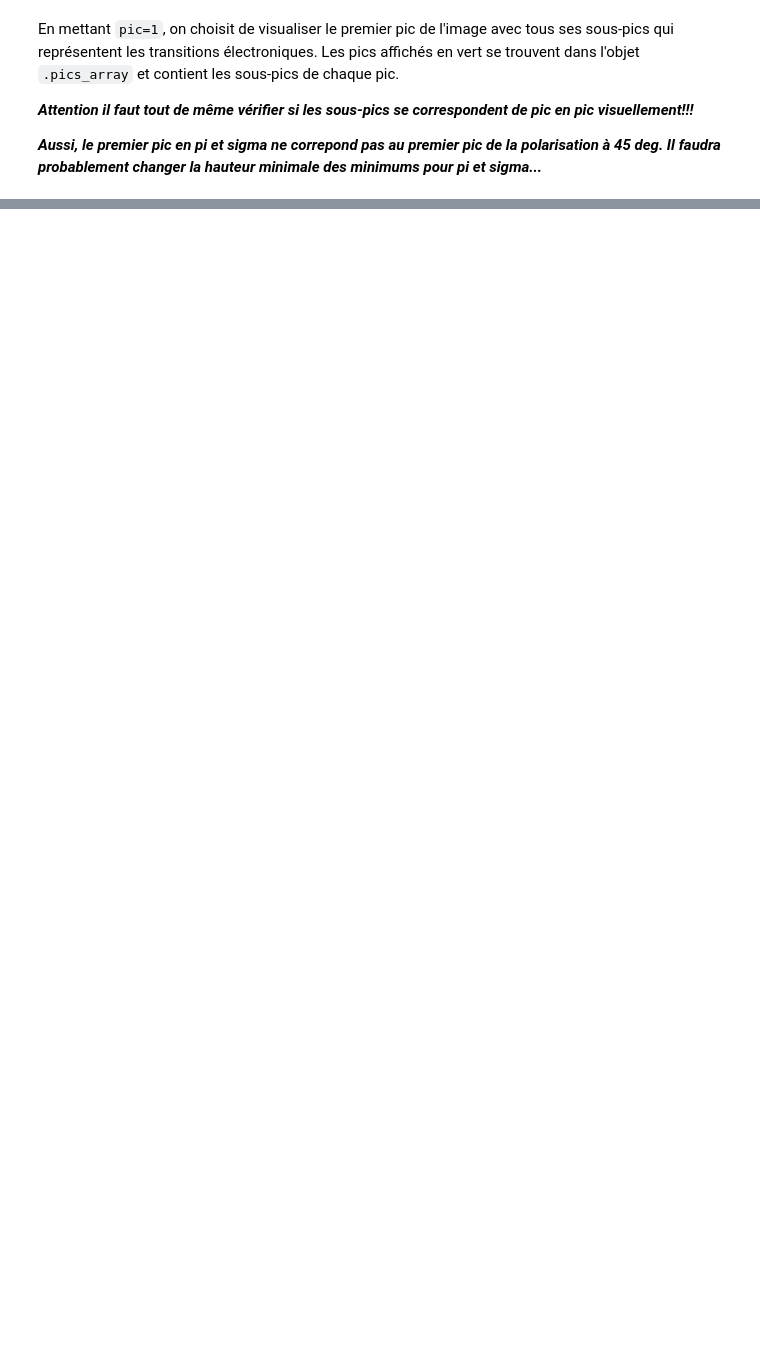
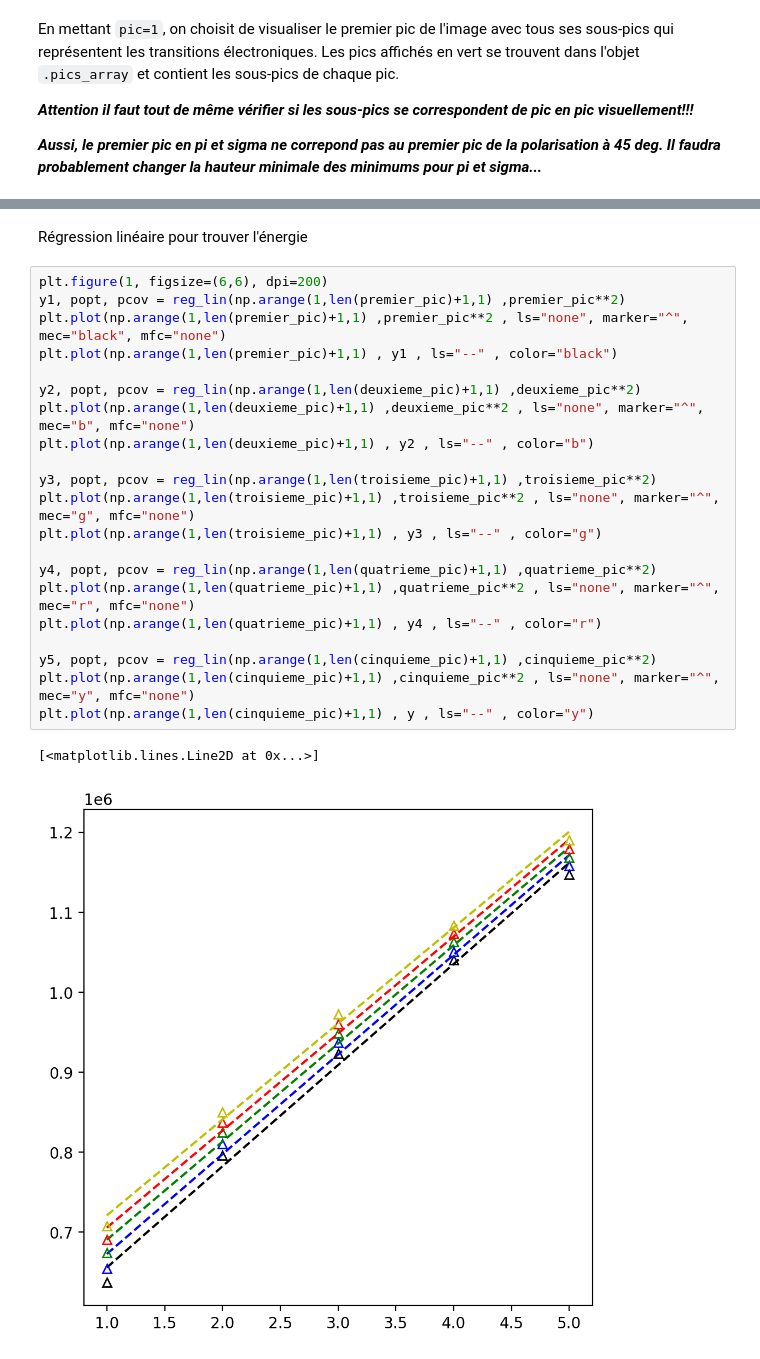
Before and after one commit to pierrotlamontagne/Github-labo-3, a Jupyter notebook: ZEE/Analyse.ipynb, the cells around one changed output, grey strips where cells are left out. Saved outputs shown, nothing was run; the diff lists cells and outputs as text; blank space fills up the shorter version.

Commit message:
ajout de la régression pour l'énergie

```diff
--- a/ZEE/Analyse.ipynb
+++ b/ZEE/Analyse.ipynb
@@ -64,0 +85,26 @@ test.methode_1D_sigma(pic=1)
+# %% [markdown]
+Régression linéaire pour trouver l'énergie
+# %%
+plt.figure(1, figsize=(6,6), dpi=200)
+y1, popt, pcov = reg_lin(np.arange(1,len(premier_pic)+1,1) ,premier_pic**2)
+plt.plot(np.arange(1,len(premier_pic)+1,1) ,premier_pic**2 , ls="none", marker="^", mec="black", mfc="none")
+plt.plot(np.arange(1,len(premier_pic)+1,1) , y1 , ls="--" , color="black")
+
+y2, popt, pcov = reg_lin(np.arange(1,len(deuxieme_pic)+1,1) ,deuxieme_pic**2)
+plt.plot(np.arange(1,len(deuxieme_pic)+1,1) ,deuxieme_pic**2 , ls="none", marker="^", mec="b", mfc="none")
+plt.plot(np.arange(1,len(deuxieme_pic)+1,1) , y2 , ls="--" , color="b")
+
+y3, popt, pcov = reg_lin(np.arange(1,len(troisieme_pic)+1,1) ,troisieme_pic**2)
+plt.plot(np.arange(1,len(troisieme_pic)+1,1) ,troisieme_pic**2 , ls="none", marker="^", mec="g", mfc="none")
+plt.plot(np.arange(1,len(troisieme_pic)+1,1) , y3 , ls="--" , color="g")
+
+y4, popt, pcov = reg_lin(np.arange(1,len(quatrieme_pic)+1,1) ,quatrieme_pic**2)
+plt.plot(np.arange(1,len(quatrieme_pic)+1,1) ,quatrieme_pic**2 , ls="none", marker="^", mec="r", mfc="none")
+plt.plot(np.arange(1,len(quatrieme_pic)+1,1) , y4 , ls="--" , color="r")
+
+y5, popt, pcov = reg_lin(np.arange(1,len(cinquieme_pic)+1,1) ,cinquieme_pic**2)
+plt.plot(np.arange(1,len(cinquieme_pic)+1,1) ,cinquieme_pic**2 , ls="none", marker="^", mec="y", mfc="none")
+plt.plot(np.arange(1,len(cinquieme_pic)+1,1) , y , ls="--" , color="y")
+# %% [output]
+[<matplotlib.lines.Line2D at 0x...>]
+[figure, added]
```
Also changed, not shown: parts of 5 cells of this notebook, 1 other file.
